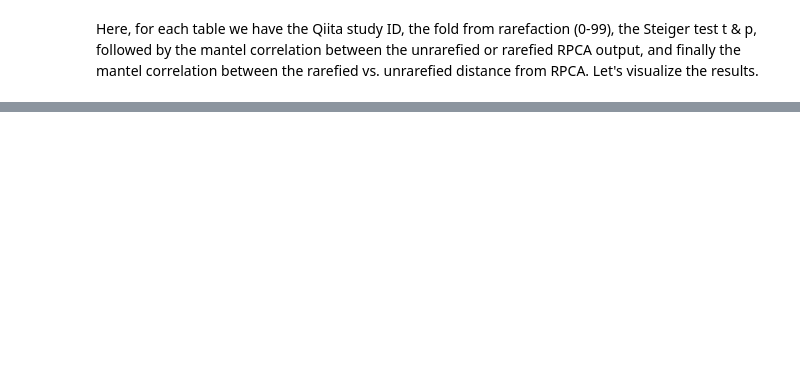
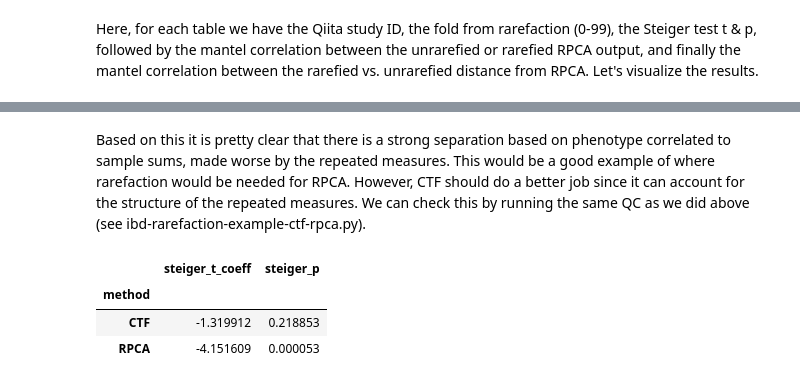
Before and after one commit to biocore/gemelli, a Jupyter notebook: ipynb/tutorials/RPCA-CV-QC-introduction.ipynb, the cells around one changed output, grey strips where cells are left out. Cells and saved outputs as stored; diff of their text form; code cells hidden in the pictures; blank space fills up the shorter version.

```diff
--- a/ipynb/tutorials/RPCA-CV-QC-introduction.ipynb
+++ b/ipynb/tutorials/RPCA-CV-QC-introduction.ipynb
@@ -330,0 +364,10 @@ Unsurprisingly, the amount of studies that are significant by the Steiger test i
+# %% [markdown]
+Based on this it is pretty clear that there is a strong separation based on phenotype correlated to sample sums, made worse by the repeated measures. This would be a good example of where rarefaction would be needed for RPCA. However, CTF should do a better job since it can account for the structure of the repeated measures. We can check this by running the same QC as we did above (see ibd-rarefaction-example-ctf-rpca.py).
+# %%
+rarefaction_df_ibd = pd.read_csv('rarefaction-IBD-2538-example.csv', index_col=0)
+rarefaction_df_ibd.groupby('method').mean()[['steiger_t_coeff', 'steiger_p']]
+# %% [output]
+|  | steiger_t_coeff | steiger_p |
+| method |  |  |
+| CTF | -1.319912 | 0.218853 |
+| RPCA | -4.151609 | 0.000053 |
```
Also changed, not shown: parts of 9 cells of this notebook, 6 other files.
